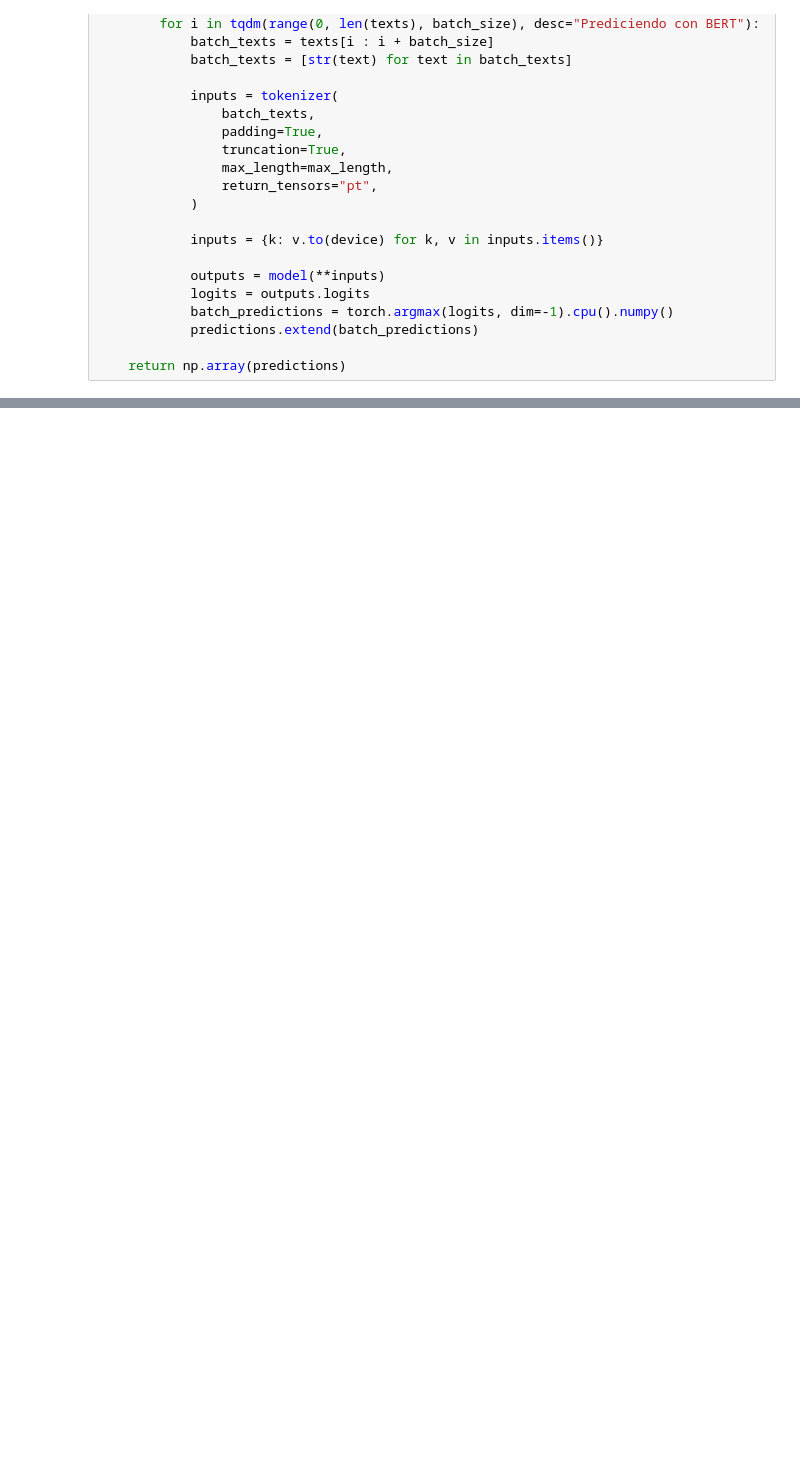
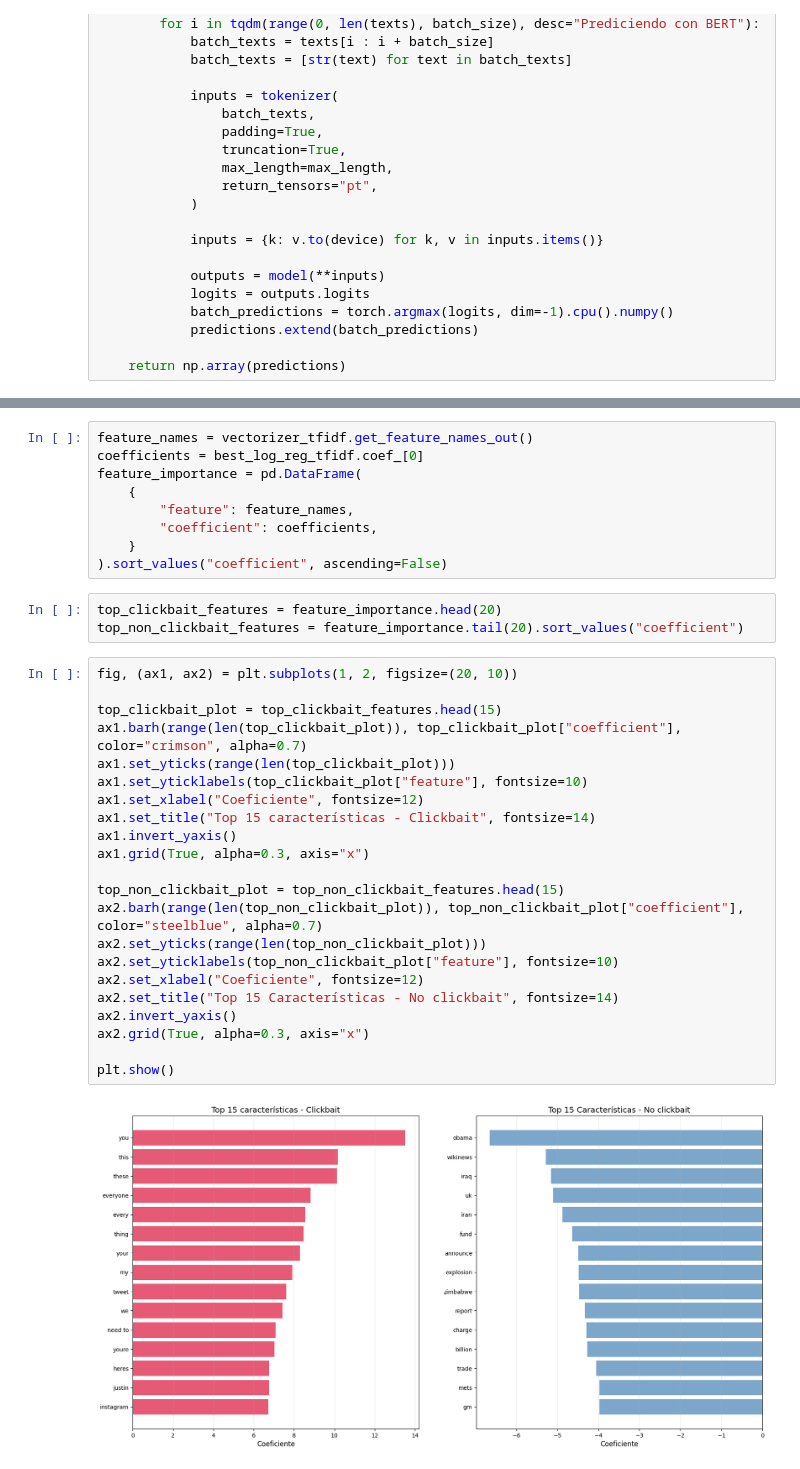
Before and after one commit to stonefeld/tpe_nlp_2025, a Jupyter notebook: experimentos_colab.ipynb, the cells around one changed output, grey strips where cells are left out. Drawn from its saved outputs; the diff is of its cells as text; blank space fills up the shorter version.

```diff
--- a/experimentos_colab.ipynb
+++ b/experimentos_colab.ipynb
@@ -672,0 +713,36 @@ weighted avg    0.98314   0.98313   0.98312      4800
+# %%
+feature_names = vectorizer_tfidf.get_feature_names_out()
+coefficients = best_log_reg_tfidf.coef_[0]
+feature_importance = pd.DataFrame(
+    {
+        "feature": feature_names,
+        "coefficient": coefficients,
+    }
+).sort_values("coefficient", ascending=False)
+# %%
+top_clickbait_features = feature_importance.head(20)
+top_non_clickbait_features = feature_importance.tail(20).sort_values("coefficient")
+# %%
+fig, (ax1, ax2) = plt.subplots(1, 2, figsize=(20, 10))
+
+top_clickbait_plot = top_clickbait_features.head(15)
+ax1.barh(range(len(top_clickbait_plot)), top_clickbait_plot["coefficient"], color="crimson", alpha=0.7)
+ax1.set_yticks(range(len(top_clickbait_plot)))
+ax1.set_yticklabels(top_clickbait_plot["feature"], fontsize=10)
+ax1.set_xlabel("Coeficiente", fontsize=12)
+ax1.set_title("Top 15 características - Clickbait", fontsize=14)
+ax1.invert_yaxis()
+ax1.grid(True, alpha=0.3, axis="x")
+
+top_non_clickbait_plot = top_non_clickbait_features.head(15)
+ax2.barh(range(len(top_non_clickbait_plot)), top_non_clickbait_plot["coefficient"], color="steelblue", alpha=0.7)
+ax2.set_yticks(range(len(top_non_clickbait_plot)))
+ax2.set_yticklabels(top_non_clickbait_plot["feature"], fontsize=10)
+ax2.set_xlabel("Coeficiente", fontsize=12)
+ax2.set_title("Top 15 Características - No clickbait", fontsize=14)
+ax2.invert_yaxis()
+ax2.grid(True, alpha=0.3, axis="x")
+
+plt.show()
+# %% [output]
+[figure, added]
```
Also changed, not shown: parts of 25 cells of this notebook.
